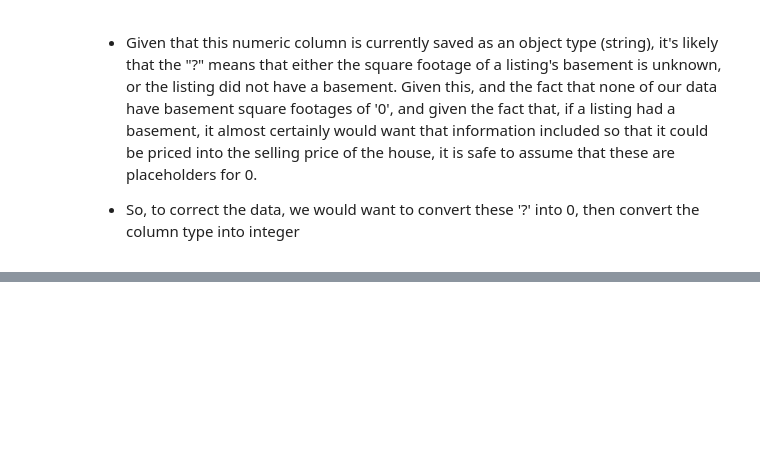
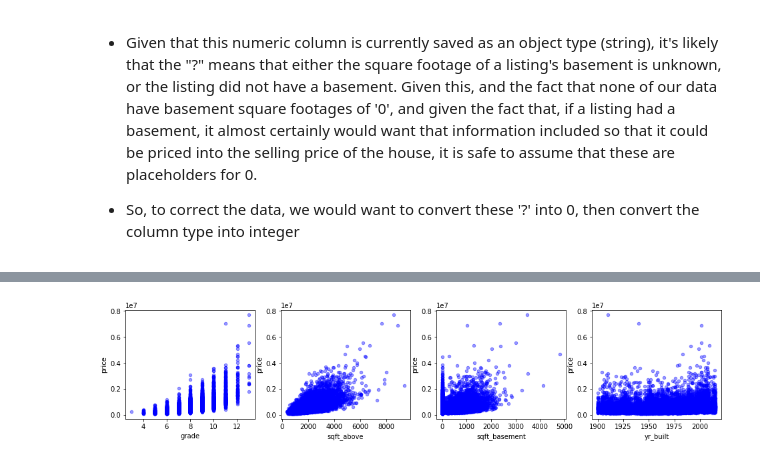
Before and after one commit to whitcrrd/dsc-1-final-project-online-ds-ft-021119, a Jupyter notebook: student.ipynb, the cells around one changed output, grey strips where cells are left out. Cells and saved outputs as stored; diff of their text form; code cells hidden in the pictures; blank space fills up the shorter version.

```diff
--- a/student.ipynb
+++ b/student.ipynb
@@ -122,0 +173,4 @@ data.describe()
+# %%
+plot_scatter(data_features, 10, 14)
+# %% [output]
+[figure, added]
```
Also changed, not shown: parts of 29 cells of this notebook.
